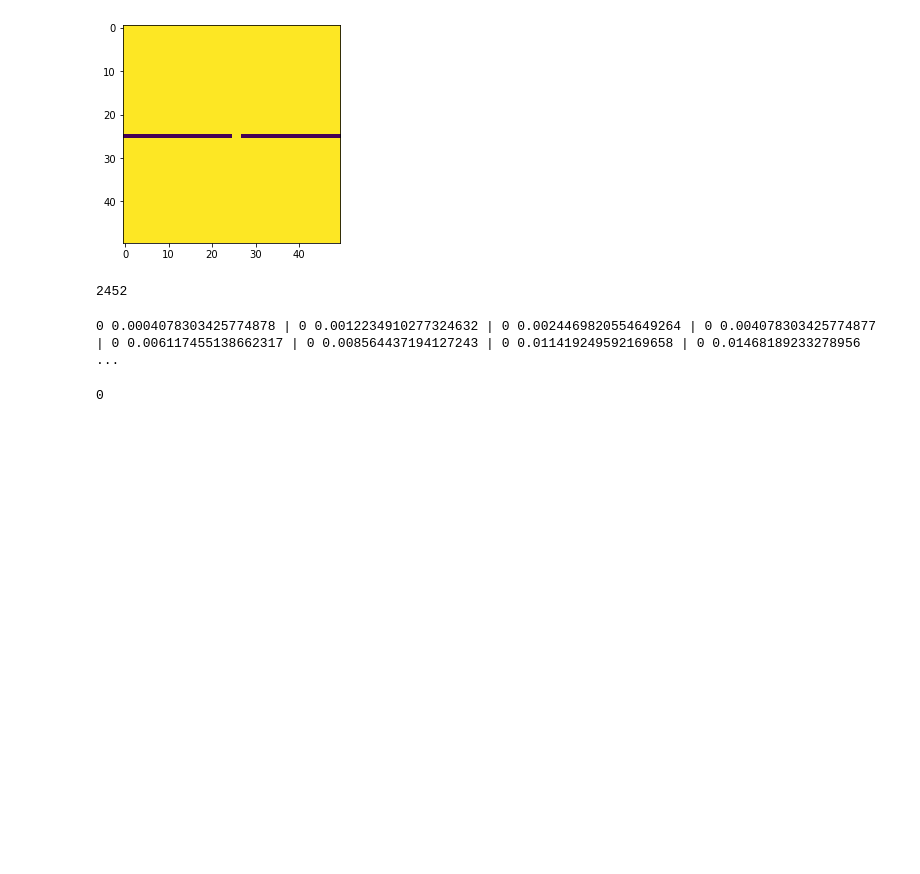
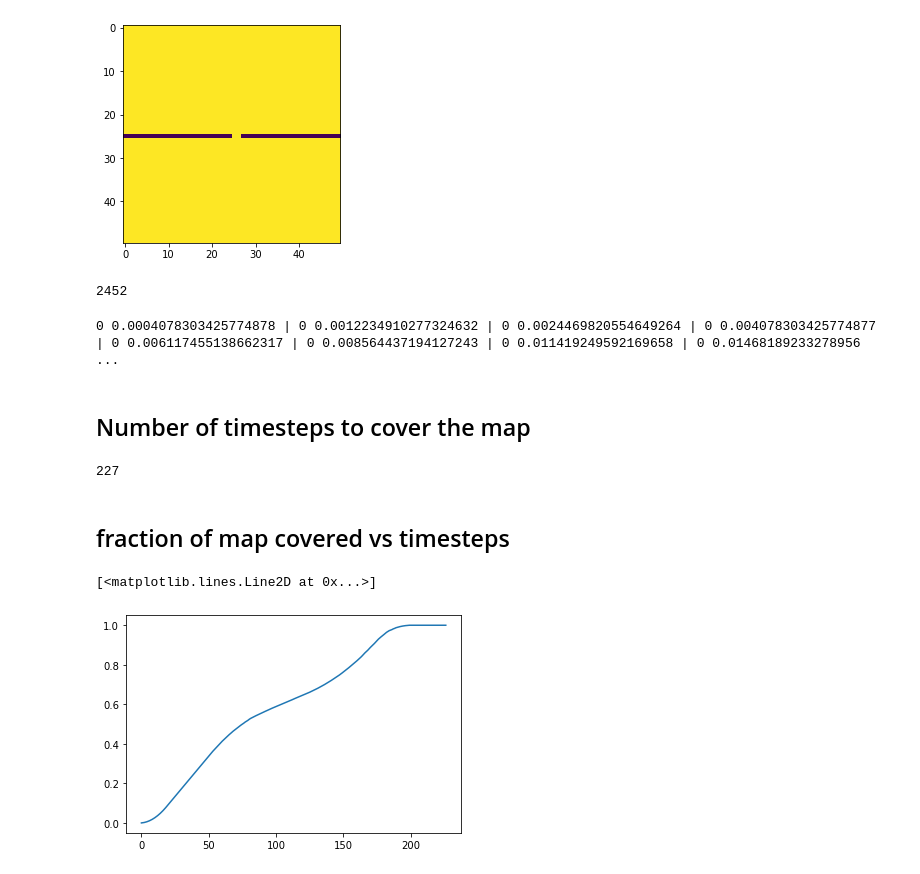
Before and after one commit to alokmalik/maf, a Jupyter notebook: run_macpp.ipynb, the cells around one changed output. Cells and saved outputs as stored; diff of their text form; code cells hidden in the pictures; blank space fills up the shorter version.

Commit message:
experiment code for macpp

```diff
--- a/run_macpp.ipynb
+++ b/run_macpp.ipynb
@@ -42,11 +27,14 @@ plt.imshow(grid)
 m=MACPP(grid,4)
 agents=[]
 n=20
+#randomize start points in every experiment
 x,y=m.convert(0,0)
 #print(m.n*x+y)
 crds=np.ones(n)*(m.n*x+y)
 for i in range(n):
     agents.append(MACPPAgent(0,0,i,m))
+
+coverage_percentage=[]
 # %%
 len(m.graph)
 # %% [output]
@@ -54,15 +42,32 @@ len(m.graph)
 # %%
 i=0
 while m.marked_visited()<1:
-    if agents[i].state():
-        crds[i]=agents[i].next(crds)
+    if agents[i%n].state():
+        crds[i%n]=agents[i%n].next(crds)
+        '''
+        for n number of agents
+        run=[[]*n]
+        to record x and y coodinates of agents
+        x,y=agent[i%n].x,agent[i%n].y
+        run[i].append([x,y])
+        '''
     i+=1
-    i%=n
-    if i==0:
-        print(i,m.covered(),end=' | ')
+    if i%n==0:
+        print(i%n,m.covered(),end=' | ')
+        coverage_percentage.append(m.covered())
 # %% [output]
 0 0.0004078303425774878 | 0 0.0012234910277324632 | 0 0.0024469820554649264 | 0 0.004078303425774877 | 0 0.006117455138662317 | 0 0.008564437194127243 | 0 0.011419249592169658 | 0 0.01468189233278956  ...
-# %%
-len(m.graph)
-# %% [output]
-0
+# %% [markdown]
+## Number of timesteps to cover the map
+# %%
+#number of timesteps to cover the map
+len(coverage_percentage)
+# %% [output]
+227
+# %% [markdown]
+## fraction of map covered vs timesteps
+# %%
+plt.plot(coverage_percentage)
+# %% [output]
+[<matplotlib.lines.Line2D at 0x...>]
+[figure, added]
```
Also changed, not shown: parts of 5 cells of this notebook, 1 other file.
